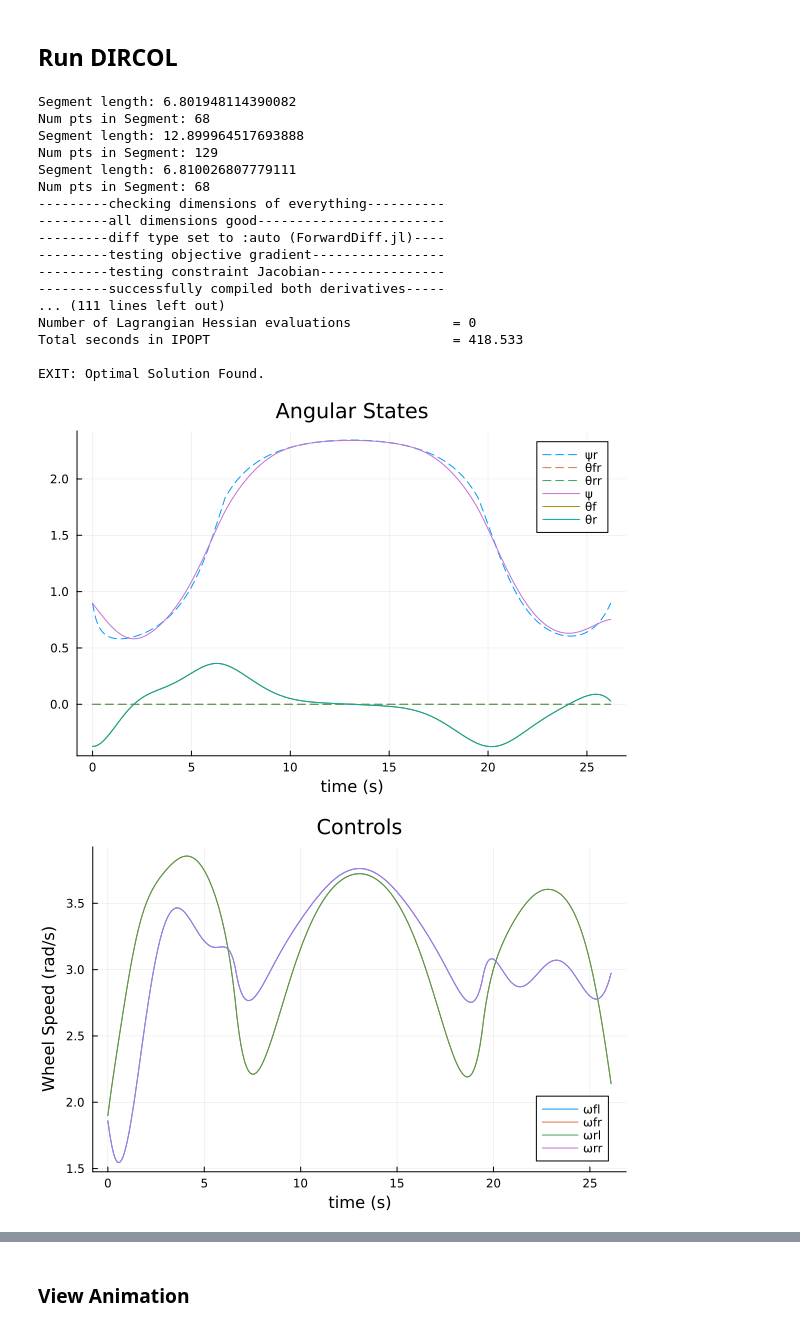
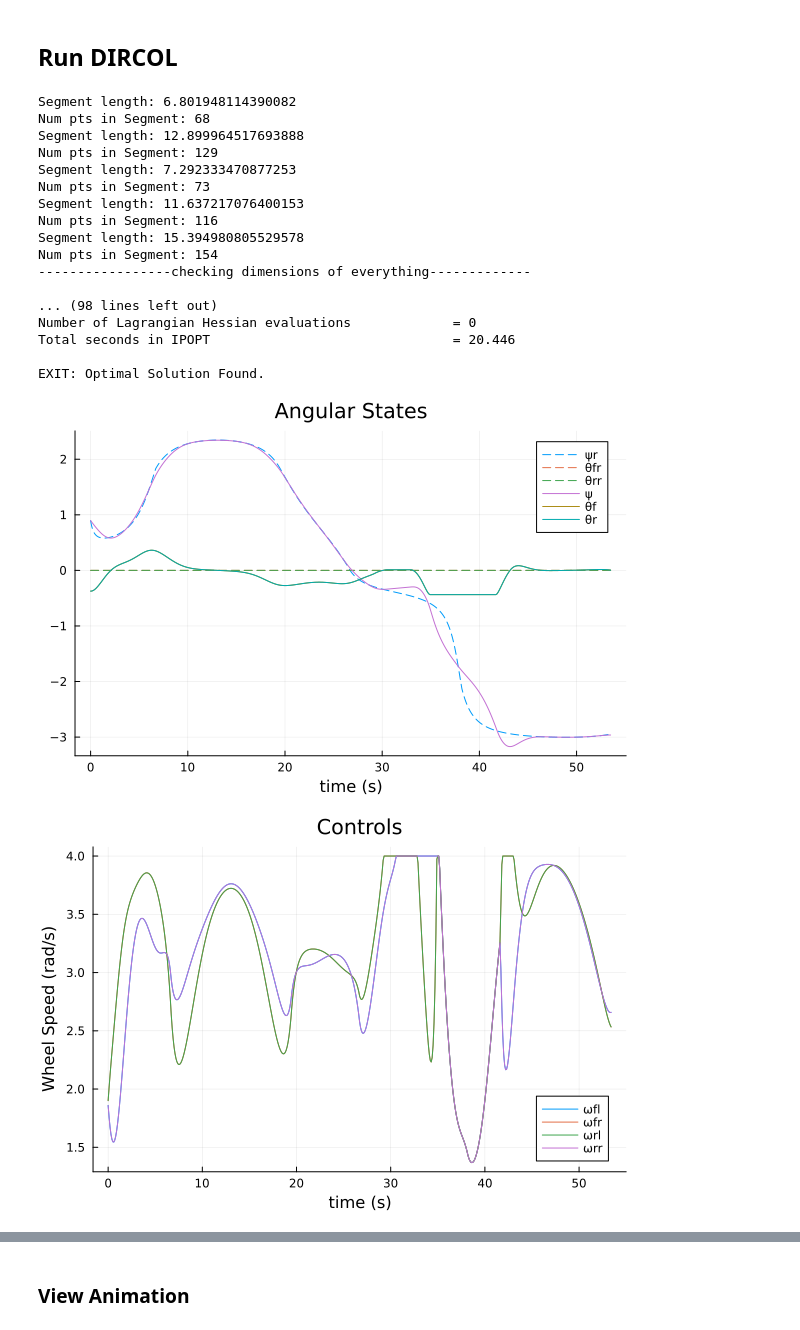
Before and after one commit to eholandcmu/zoe2_optimal_controller, a Jupyter notebook: julia/zoe_trajopt.ipynb, the cells around one changed output, grey strips where cells are left out. Saved outputs shown, nothing was run; the diff lists cells and outputs as text; code cells hidden in the pictures.

```diff
--- a/julia/zoe_trajopt.ipynb
+++ b/julia/zoe_trajopt.ipynb
@@ -303,22 +378,22 @@ solve_trajOpt (generic function with 1 method)
 #     [0.0, 20.0]
 # ]
 
-# points = [
-#     [0.0, 0.0],
-#     [4.0, 5.0],
-#     [-4.0, 15.0],
-#     [0.0, 20.0],
-#     [10.0, 15.0],
-#     [-5.0, 12.0]
-# ]
+points = [
+    [0.0, 0.0],
+    [4.0, 5.0],
+    [-4.0, 15.0],
+    [0.0, 20.0],
+    [10.0, 15.0],
+    [-5.0, 12.0]
+]
 
-# v_b = 1 # nominal body speed for the rover [m/s]
-# dt = .1 # period of updates [s]
-# r = 0.325 # wheel radius [m]
-# L = 1.91 # Length between axle pivot points [m]
-# B = 1.64 # Width of axles [m]
+v_b = 1 # nominal body speed for the rover [m/s]
+dt = .1 # period of updates [s]
+r = 0.325 # wheel radius [m]
+L = 1.91 # Length between axle pivot points [m]
+B = 1.64 # Width of axles [m]
 
-# input_params = (v_b = v_b, dt = dt, r = r, L=L, B=B)
+input_params = (v_b = v_b, dt = dt, r = r, L=L, B=B)
 
 Xref, Uref = generate_trajectory(points, input_params)
 
@@ -329,42 +404,42 @@ Um = hcat(U_dirc...)
 Xrefm = hcat(Xref...)
 Urefm = hcat(Uref...)
 
 plot(t_vec, Xrefm[3:end,:]', ls = :dash, label=["ψr" "θfr" "θrr" ])
 display(plot!(t_vec, Xm[3:end,:]', label = ["ψ" "θf" "θr" ], xlabel = "time (s)",
         title = "Angular States"))
 
 # plot(t_vec, Xrefm', ls = :dash, label=["xr" "yr" "ψr" "θfr" "θrr" ])
 # display(plot!(t_vec, Xm', label = ["x" "y" "ψ" "θf" "θr" ], xlabel = "time (s)",
 #         title = "State Trajectory"))
 
 
 display(plot(t_vec[1:end-1],Um',label = ["ωfl" "ωfr" "ωrl" "ωrr"], xlabel = "time (s)", ylabel = "Wheel Speed (rad/s)",title = "Controls"))
 
 x_ref_pos = [Xref[i][1] for i in 1:length(Xref)]
 y_ref_pos = [Xref[i][2] for i in 1:length(Xref)]
 
 x_dir_pos = [X_dirc[i][1] for i in 1:length(X_dirc)]
 y_dir_pos = [X_dirc[i][2] for i in 1:length(X_dirc)]
 
 plot(x_dir_pos,y_dir_pos,label="DIRCOL Solution", xlabel = "[m]", ylabel = "[m]",title = "Trajectory"; aspect_ratio=:equal)
 display(plot!(x_ref_pos,y_ref_pos,label="Reference Trajectory"))
 # %% [output]
 Segment length: 6.801948114390082
 Num pts in Segment: 68
 Segment length: 12.899964517693888
 Num pts in Segment: 129
-Segment length: 6.810026807779111
-Num pts in Segment: 68
----------checking dimensions of everything----------
----------all dimensions good------------------------
----------diff type set to :auto (ForwardDiff.jl)----
----------testing objective gradient-----------------
----------testing constraint Jacobian----------------
----------successfully compiled both derivatives-----
-... (111 lines left out)
+Segment length: 7.292333470877253
+Num pts in Segment: 73
+Segment length: 11.637217076400153
+Num pts in Segment: 116
+Segment length: 15.394980805529578
+Num pts in Segment: 154
+-----------------checking dimensions of everything-------------
+
+... (98 lines left out)
 Number of Lagrangian Hessian evaluations             = 0
-Total seconds in IPOPT                               = 418.533
+Total seconds in IPOPT                               = 20.446
 
 EXIT: Optimal Solution Found.
-[figure, old version]
+[figure, new version]
-[figure, old version]
+[figure, new version]
```
Also changed, not shown: parts of 12 cells of this notebook, 4 other files.
